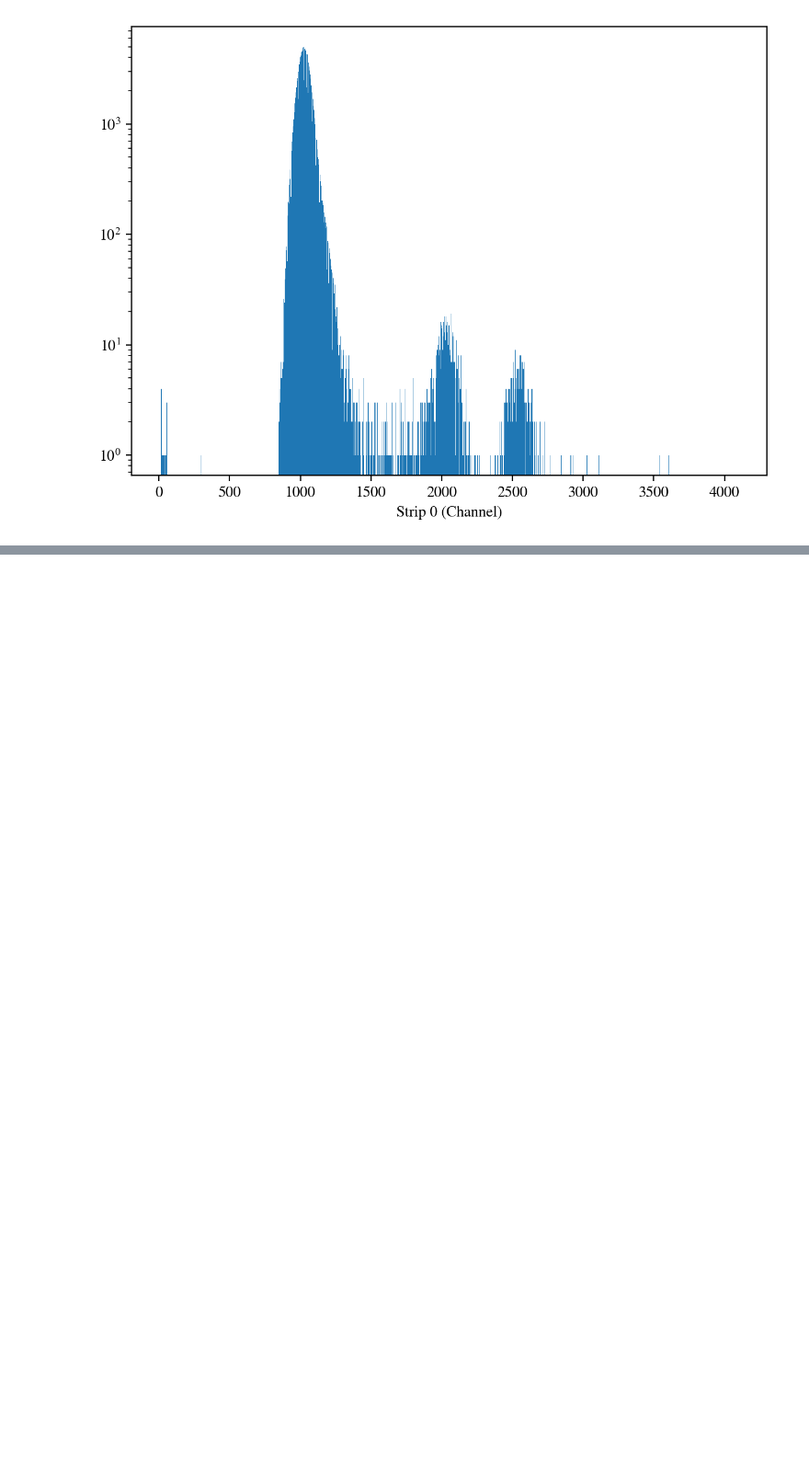
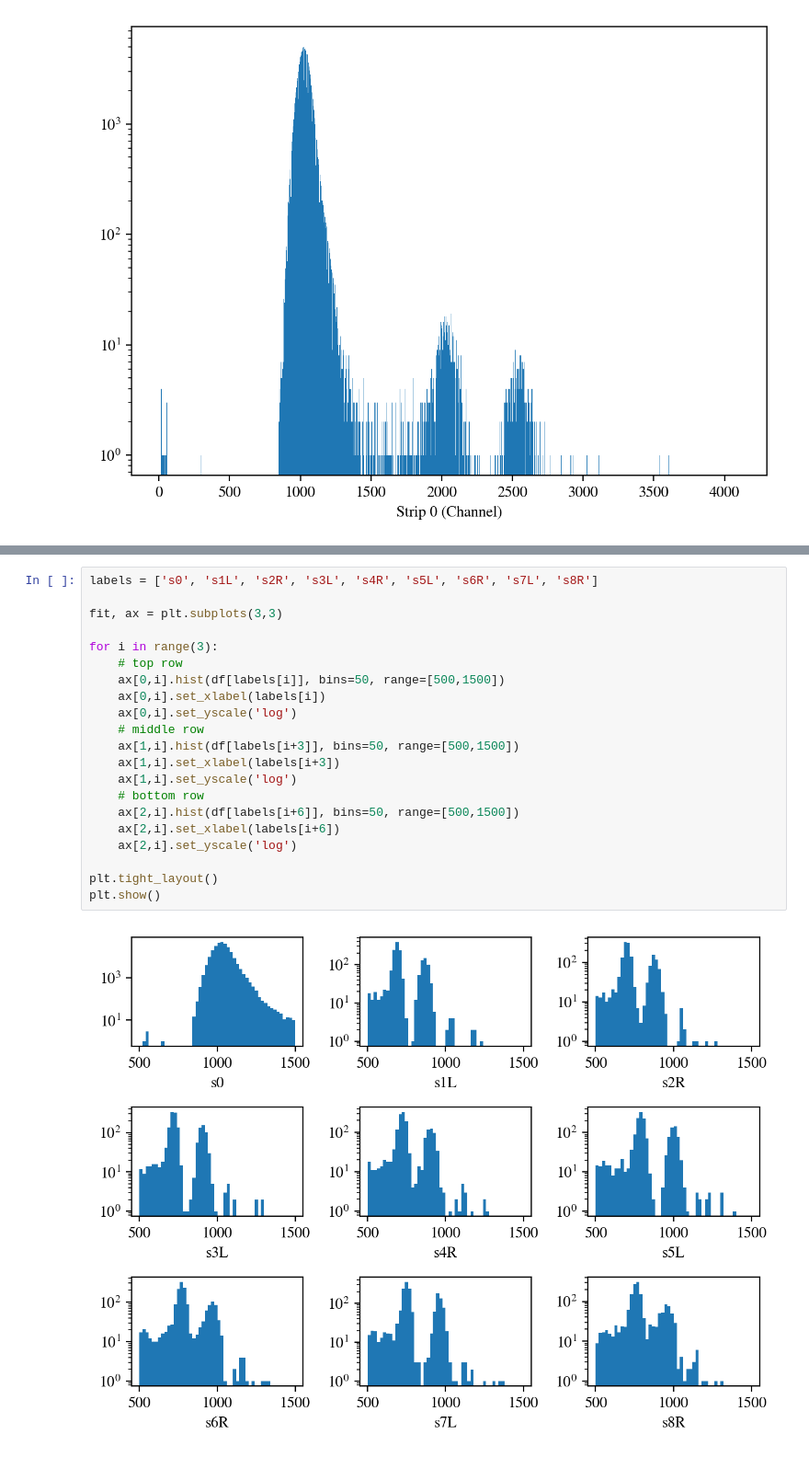
Before and after one commit to dneto1729/MUSIC_with_python, a Jupyter notebook: examples/3 - Basic Analysis and Identifying Potential Events.ipynb, the cells around one changed output, grey strips where cells are left out. Shown at 92% size. Saved outputs shown, nothing was run; the diff lists cells and outputs as text; blank space fills up the shorter version.

```diff
--- a/examples/3 - Basic Analysis and Identifying Potential Events.ipynb
+++ b/examples/3 - Basic Analysis and Identifying Potential Events.ipynb
@@ -88,0 +201,23 @@ plt.show()
+# %%
+labels = ['s0', 's1L', 's2R', 's3L', 's4R', 's5L', 's6R', 's7L', 's8R']
+
+fit, ax = plt.subplots(3,3)
+
+for i in range(3):
+    # top row
+    ax[0,i].hist(df[labels[i]], bins=50, range=[500,1500])
+    ax[0,i].set_xlabel(labels[i])
+    ax[0,i].set_yscale('log')
+    # middle row
+    ax[1,i].hist(df[labels[i+3]], bins=50, range=[500,1500])
+    ax[1,i].set_xlabel(labels[i+3])
+    ax[1,i].set_yscale('log')
+    # bottom row
+    ax[2,i].hist(df[labels[i+6]], bins=50, range=[500,1500])
+    ax[2,i].set_xlabel(labels[i+6])
+    ax[2,i].set_yscale('log')
+
+plt.tight_layout()
+plt.show()
+# %% [output]
+[figure, added]
```
Also changed, not shown: parts of 17 cells of this notebook.
